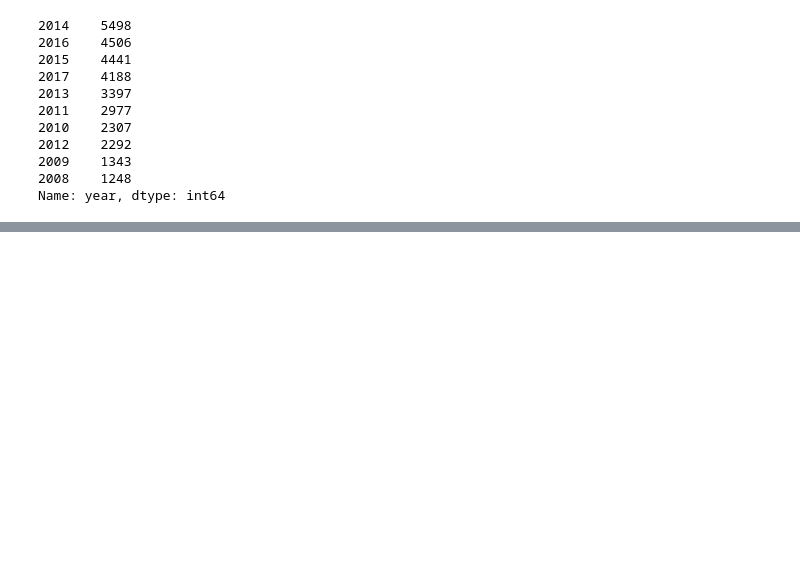
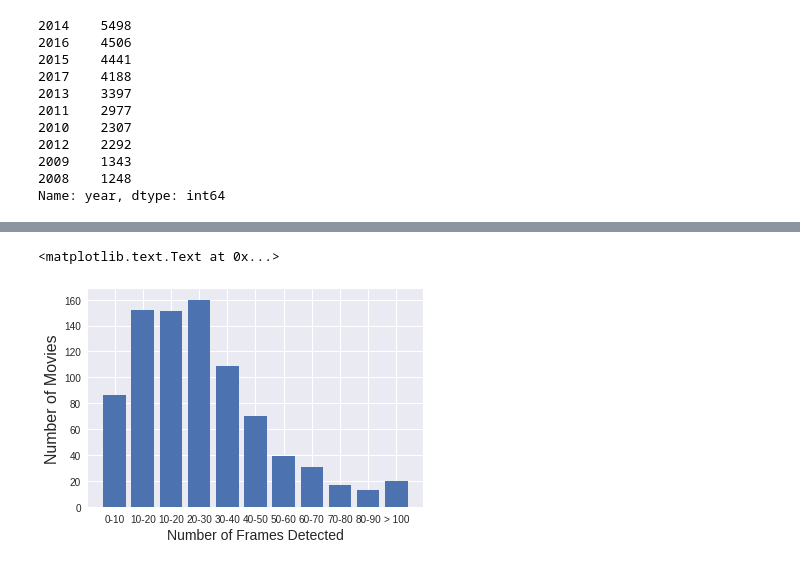
Before and after one commit to mayank26saxena/gender-bias-analysis-in-movies, a Jupyter notebook: data-analysis.ipynb, the cells around one changed output, grey strips where cells are left out. Cells and saved outputs as stored; diff of their text form; code cells hidden in the pictures; blank space fills up the shorter version.

```diff
--- a/data-analysis.ipynb
+++ b/data-analysis.ipynb
@@ -100,0 +137,12 @@ df3
+# %%
+d0 = len(d_0)
+d10 = len(d_10)
+d20 = len(d_20)
+d30 = len(d_30)
+d40 = len(d_40)
+d50 = len(d_50)
+d60 = len(d_60)
+d70 = len(d_70)
+d80 = len(d_80)
+d90 = len(d_90)
+d100 = len(d_100)
@@ -100,0 +170,11 @@ df3
+# %%
+labels = ['0-10','10-20','10-20','20-30','30-40','40-50','50-60','60-70','70-80','80-90', '> 100']
+
+plt.bar(range(len(l)), l, align='center')
+plt.xticks(range(len(l)), labels, size='medium')
+
+plt.xlabel('Number of Frames Detected', fontsize=14)
+plt.ylabel('Number of Movies', fontsize=16)
+# %% [output]
+<matplotlib.text.Text at 0x...>
+[figure, added]
```
Also changed, not shown: parts of 13 cells of this notebook.
